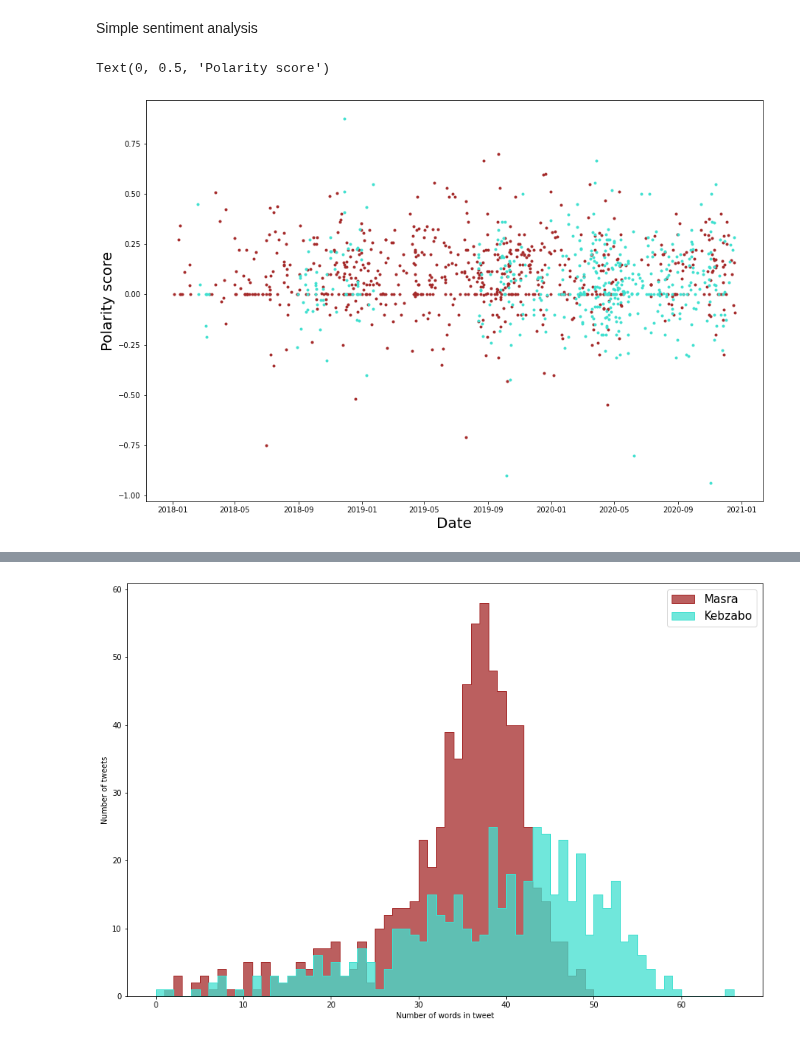
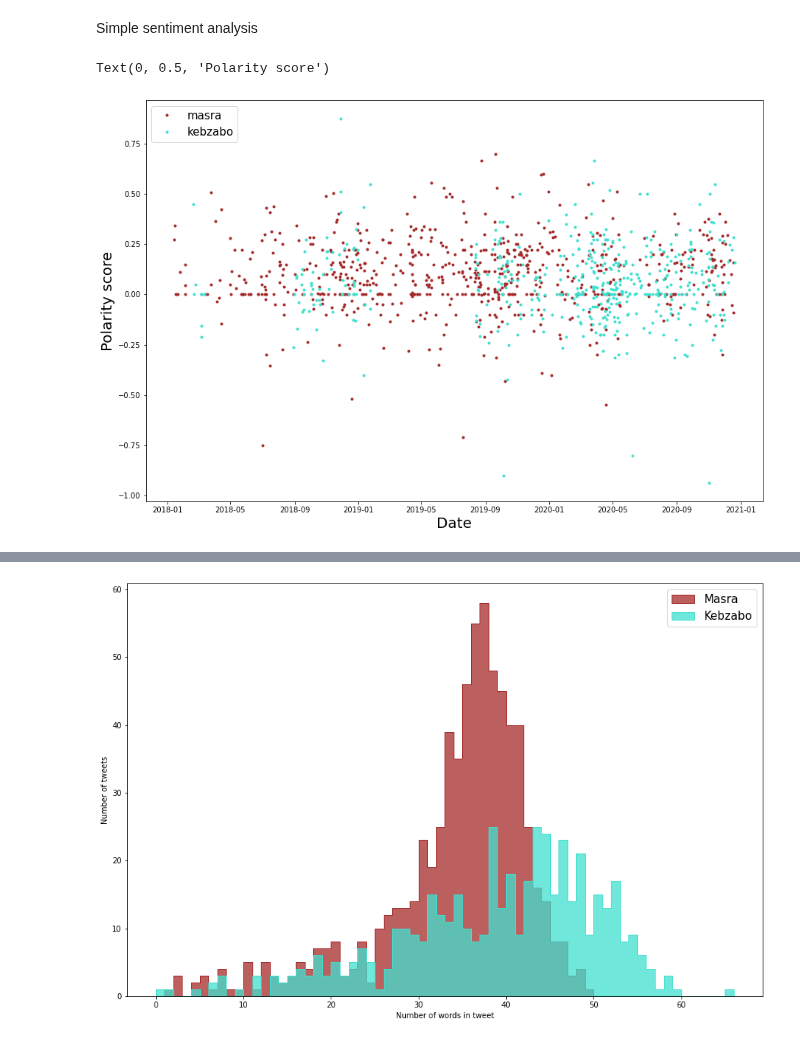
Before and after one commit to Djimdou/Side-Projects, a Jupyter notebook: Covid_19_and_Politics_in_Chad.ipynb, the cells around one changed output, grey strips where cells are left out. Saved outputs shown, nothing was run; the diff lists cells and outputs as text; code cells hidden in the pictures.

```diff
--- a/Covid_19_and_Politics_in_Chad.ipynb
+++ b/Covid_19_and_Politics_in_Chad.ipynb
@@ -48,10 +48,10 @@ import matplotlib.pyplot as plt #for plotting
 # Obtain them from your twitter developer account
 
 consumer_key = "*****"
-consumer_secret = "*****"
+consumer_secret = "******"
 
 access_token = "*****"
-access_token_secret = "*****"
+access_token_secret = "******"
 
 auth = tweepy.OAuthHandler(consumer_key, consumer_secret)
 auth.set_access_token(access_token, access_token_secret)
@@ -143,21 +143,21 @@ mycolors = {'masra1':'brown','kebzabo1':'turquoise','masra2':'red','kebzabo2':'a
 # %%
 plt.figure(figsize=(15,10))
 #plt.xlim(0,max(len(masra_tweets[0]),len(kebzabo_tweets[0])))
 
 plt.plot(masra_sentiment['date_truncated'],masra_sentiment["polarity"],'.',color = mycolors['masra1'],label='masra')
 plt.plot(kebzabo_sentiment['date_truncated'],kebzabo_sentiment["polarity"],'.',color = mycolors['kebzabo1'],label='kebzabo')
 
 #plt.stackplot(range(len(year)),participations, colors = mycolors, labels=name[african_participant])
 
 #plt.yticks(np.arange(0,sum(np.max(participations,axis=1)),15),fontsize=15)
 #plt.xticks(np.arange(1,len(year),3),year[np.arange(1,len(year),3)][::-1],fontsize=15)
 
-#plt.legend(loc='upper left',fontsize=15)
+plt.legend(loc='upper left',fontsize=15)
 plt.xlabel('Date',fontsize=20)
 plt.ylabel('Polarity score',fontsize=20)
 # %% [output]
 Text(0, 0.5, 'Polarity score')
-[figure, old version]
+[figure, new version]
 # %%
 import matplotlib.pyplot as plt #for plotting
 
```
Also changed, not shown: parts of 9 cells of this notebook.
